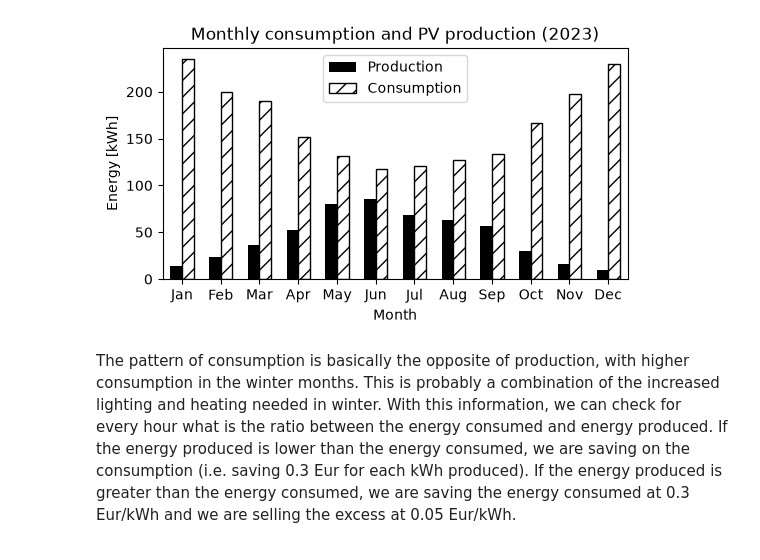
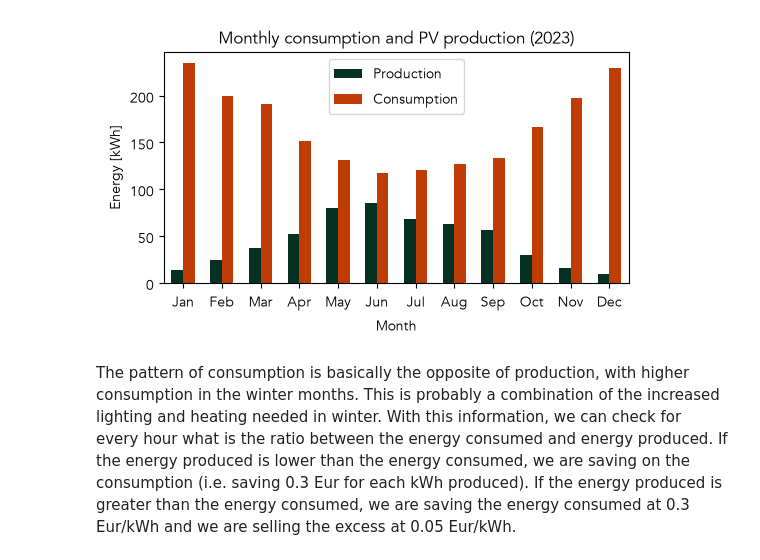
Before and after one commit to albertoprocacci/ders-in-brussels, a Jupyter notebook: book/01_balcony-pv-production.ipynb, the cells around one changed output. Cells and saved outputs as stored; diff of their text form; code cells hidden in the pictures.

```diff
--- a/book/01_balcony-pv-production.ipynb
+++ b/book/01_balcony-pv-production.ipynb
@@ -25,10 +26,12 @@ Unfortunately, the information regarding the horizon is much harder to get. The
 import pvlib
 import pandas as pd
 import matplotlib.pyplot as plt
+plt.rcParams["font.family"] = "Avenir"
 
+# read the horizon data
 hz = pd.read_csv("../data/horizon_balcony.csv")
 
-# Location in Brussels
+# location in Brussels
 latitude = 50.817205
 longitude = 4.377434
 azimuth = 223  # SW
@@ -58,7 +61,7 @@ for date in dates:
     times = pd.date_range(start=date, end=date + pd.Timedelta(days=1), freq="2min", tz=tz)
     solar_position = pvlib.solarposition.get_solarposition(times, latitude, longitude)
 
-    # Keep Sun above astronomical horizon
+    # keep Sun above astronomical horizon
     solar_position = solar_position[solar_position["apparent_elevation"] > 0]
     solar_paths[date.strftime("%b")] = solar_position
 
@@ -72,6 +75,7 @@ ax.plot(az_horizon, el_horizon, color="black", linewidth=1.5)
 
 cmap = plt.cm.viridis
 for i, (month, sun) in enumerate(solar_paths.items()):
+    # keep Sun within the visible range
     mask = ((sun["azimuth"] >= 0) &(sun["azimuth"] <= 360))
     ax.plot(sun.loc[mask, "azimuth"], sun.loc[mask, "apparent_elevation"], color=cmap(i / 11), linewidth=1.3, label=month)
 
@@ -268,25 +274,25 @@ data_load["E_cons"] = data_load["E_cons"].fillna(data_load["E_cons"].shift(24))
 # %%
 fig, ax = plt.subplots(figsize=(6, 3))
 
 x = np.arange(1, 13)
 width = 0.3
 
 monthly_prod = (data_load.loc["2023", "E_prod"].resample("ME").sum())
-ax.bar(x-width/2, monthly_prod.values, width=width, color='black', label="Production")
+ax.bar(x-width/2, monthly_prod.values, width=width, color='#043122', label="Production")
 
 monthly_load = (data_load.loc["2023", "E_cons"].resample("ME").sum())
-ax.bar(x+width/2, monthly_load.values, width=width, facecolor='none', edgecolor='black', label="Consumption", hatch='//')
+ax.bar(x+width/2, monthly_load.values, width=width, color='#C03C04', label="Consumption")
 
 ax.set_xlabel("Month")
 ax.set_xlim(0.5, 12.5)
 ax.set_ylabel("Energy [kWh]")
 ax.set_xticks(np.arange(1, 13))
 ax.set_xticklabels(["Jan", "Feb", "Mar", "Apr", "May", "Jun", "Jul", "Aug", "Sep", "Oct", "Nov", "Dec"])
 ax.set_title("Monthly consumption and PV production (2023)")
 ax.legend()
 plt.show()
 # %% [output]
-[figure, old version]
+[figure, new version]
 # %% [markdown]
 The pattern of consumption is basically the opposite of production, with higher consumption in the winter months. This is probably a combination of the increased lighting and heating needed in winter.
 With this information, we can check for every hour what is the ratio between the energy consumed and energy produced. If the energy produced is lower than the energy consumed, we are saving on the consumption (i.e. saving 0.3 Eur for each kWh produced). If the energy produced is greater than the energy consumed, we are saving the energy consumed at 0.3 Eur/kWh and we are selling the excess at 0.05 Eur/kWh.
```
Also changed, not shown: parts of 13 cells of this notebook.
